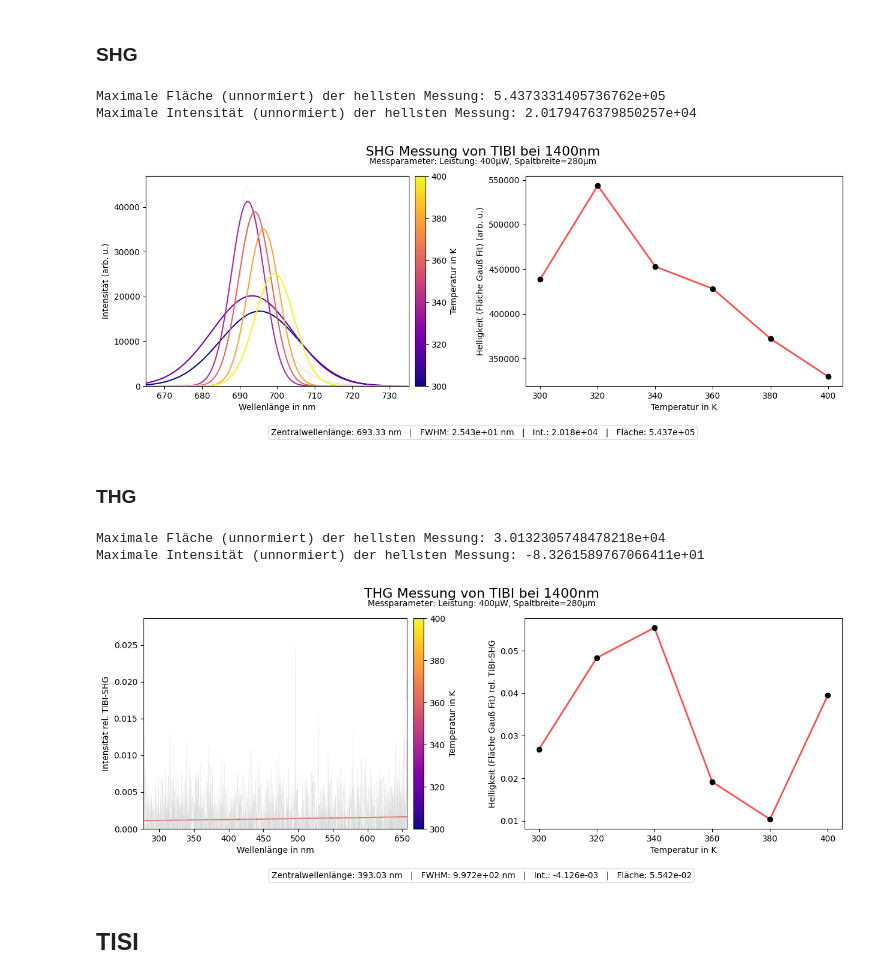
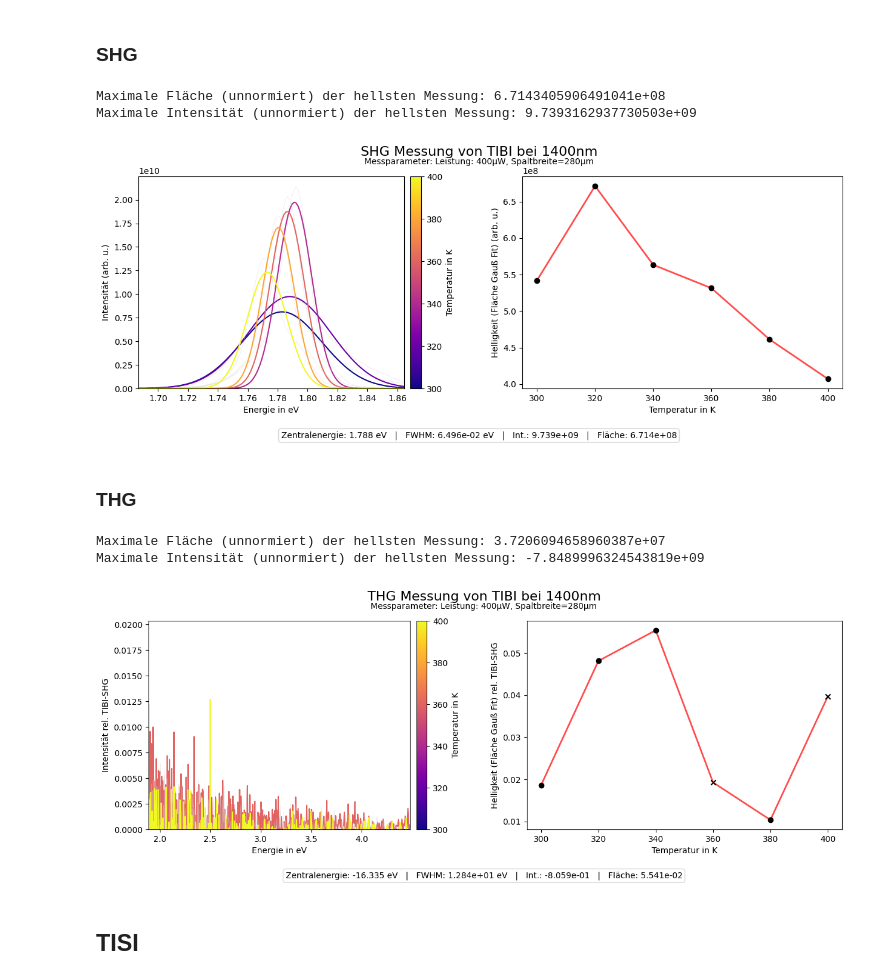
Before and after one commit to FlorianAdamczyk/auswertung_neu, a Jupyter notebook: 2025-05-27 Auswertung TCBC TBBB LNO/Auswertung mit Python.ipynb, the cells around one changed output. Drawn from its saved outputs; the diff is of its cells as text; code cells hidden in the pictures.

```diff
--- a/2025-05-27 Auswertung TCBC TBBB LNO/Auswertung mit Python.ipynb
+++ b/2025-05-27 Auswertung TCBC TBBB LNO/Auswertung mit Python.ipynb
@@ -67,7 +67,7 @@ def _compute_fwhm_from_discrete(x, y, ymax=None):
         return None
     return abs(right - left)
 # %%
-def NLO_plot(middle_value, difference, filepath, suptitle, filename_prefix, reference=False, compare=True, power="333µW", slit_width="210µm", plotting="wavelength", normalisationfactor=3.0319909240984292e+09, norm_intensitaet=1.3130982279906036e+08, refmeas="LNO-SHG"):
+def NLO_plot(middle_value, difference, filepath, suptitle, filename_prefix, reference=False, compare=True, power="333µW", slit_width="210µm", plotting="energy", normalisationfactor=3.7490887328811729e+12, norm_intensitaet=6.6181976473128055e+13, refmeas="LNO-SHG"):
     # Suffix für Dateiname wenn wavelength gepottet wird
     if plotting.lower() != "energy":
         filename_prefix += "_wavelength"
@@ -479,29 +479,29 @@ NLO_plot(
     norm_intensitaet=1,
 )
 # %% [output]
-Maximale Fläche (unnormiert) der hellsten Messung: 5.4373331405736762e+05
-Maximale Intensität (unnormiert) der hellsten Messung: 2.0179476379850257e+04
+Maximale Fläche (unnormiert) der hellsten Messung: 6.7143405906491041e+08
+Maximale Intensität (unnormiert) der hellsten Messung: 9.7393162937730503e+09
-[figure, old version]
+[figure, new version]
 # %% [markdown]
 ### THG
 # %%
 NLO_plot(
     middle_value=467,
     difference=190,
     filepath='TIBI_400uW_1400nm/*.asc',
     suptitle='THG Messung von TIBI bei 1400nm',
     filename_prefix='TIBI_THG',
     power="400µW",
     slit_width="280µm",
     compare=True,
-    normalisationfactor=5.4373331405736762e+05,
-    norm_intensitaet=2.0179476379850257e+04,
+    normalisationfactor=6.7143405906491041e+08,
+    norm_intensitaet=9.7393162937730503e+09,
     refmeas="TIBI-SHG"
 )
 # %% [output]
-Maximale Fläche (unnormiert) der hellsten Messung: 3.0132305748478218e+04
-Maximale Intensität (unnormiert) der hellsten Messung: -8.3261589767066411e+01
+Maximale Fläche (unnormiert) der hellsten Messung: 3.7206094658960387e+07
+Maximale Intensität (unnormiert) der hellsten Messung: -7.8489996324543819e+09
-[figure, old version]
+[figure, new version]
 # %% [markdown]
 ## TISI
 # %% [markdown]
```
Also changed, not shown: parts of 8 cells of this notebook, 11 other files.
